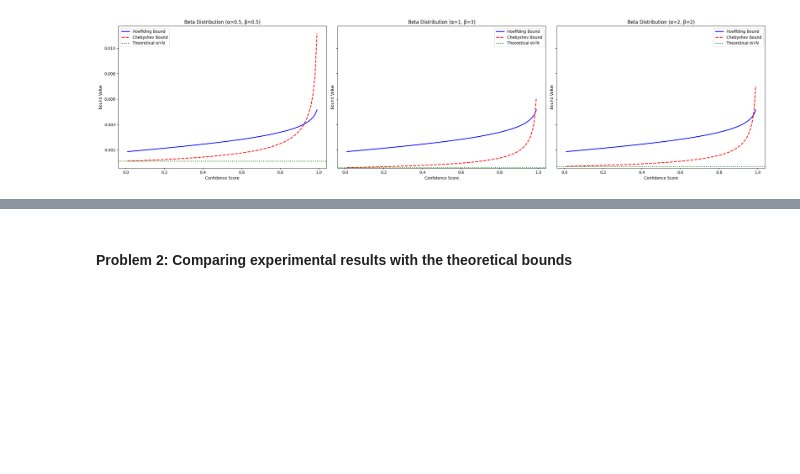
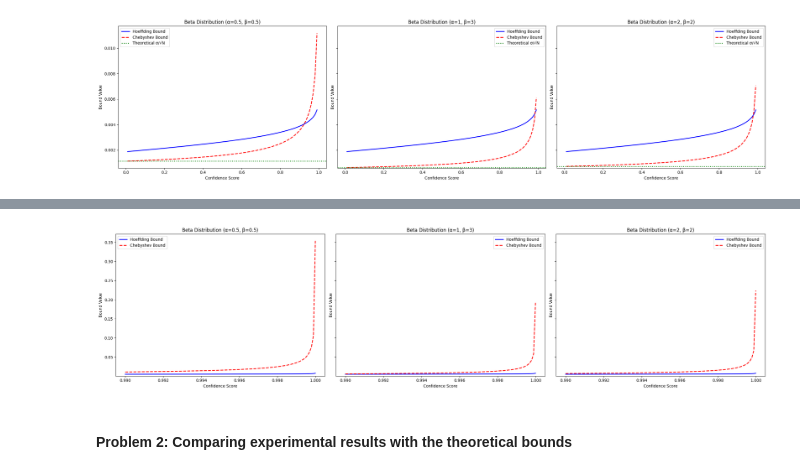
Before and after one commit to alberttrullols/qt-master-quantum_machine_learning, a Jupyter notebook: exercise 1/results/results.ipynb, the cells around one changed output, grey strips where cells are left out. Saved outputs shown, nothing was run; the diff lists cells and outputs as text; code cells hidden in the pictures; blank space fills up the shorter version.

```diff
--- a/exercise 1/results/results.ipynb
+++ b/exercise 1/results/results.ipynb
@@ -880,3 +961,61 @@ plt.show()
+# %%
+# Beta Distributions Comparison
+fig, (ax1, ax2, ax3) = plt.subplots(1, 3, figsize=(24, 6), sharey=True)
+
+# Beta Distribution Dataset 1
+theo_std_beta1 = beta1_desvest / np.sqrt(N)
+hoeffding_bounds_beta1 = [hoeffding_bound(0, 1, N, 1 - cs) for cs in confidence_scores]
+chebyshev_bounds_beta1 = [chebyshev_bound(beta1_desvest, N, 1 - cs) for cs in confidence_scores]
+
+# Beta Distribution Dataset 2
+theo_std_beta2 = beta2_desvest / np.sqrt(N)
+hoeffding_bounds_beta2 = [hoeffding_bound(0, 1, N, 1 - cs) for cs in confidence_scores]
+chebyshev_bounds_beta2 = [chebyshev_bound(beta2_desvest, N, 1 - cs) for cs in confidence_scores]
+
+# Beta Distribution Dataset 3
+theo_std_beta3 = beta3_desvest / np.sqrt(N)
+hoeffding_bounds_beta3 = [hoeffding_bound(0, 1, N, 1 - cs) for cs in confidence_scores]
+chebyshev_bounds_beta3 = [chebyshev_bound(beta3_desvest, N, 1 - cs) for cs in confidence_scores]
+
+# Calculate y-limits before plotting (all the same to see that the have the same Hoeffding bound)
+all_bounds = (hoeffding_bounds_beta1 + chebyshev_bounds_beta1 +
+              hoeffding_bounds_beta2 + chebyshev_bounds_beta2 +
+              hoeffding_bounds_beta3 + chebyshev_bounds_beta3 +
+              [theo_std_beta1, theo_std_beta2, theo_std_beta3])
+y_min = min(all_bounds) * 0.95
+y_max = max(all_bounds) * 1.05
+
+# Plot Dataset 1
+ax1.plot(confidence_scores, hoeffding_bounds_beta1, 'b-', linewidth=2, label='Hoeffding Bound')
+ax1.plot(confidence_scores, chebyshev_bounds_beta1, 'r--', linewidth=2, label='Chebyshev Bound')
+ax1.set_xlabel('Confidence Score')
+ax1.set_ylabel('Bound Value')
+ax1.set_title(f'Beta Distribution (α={alpha1}, β={beta1})')
+ax1.legend()
+ax1.set_ylim(y_min, y_max)
+
+# Plot Dataset 2
+ax2.plot(confidence_scores, hoeffding_bounds_beta2, 'b-', linewidth=2, label='Hoeffding Bound')
+ax2.plot(confidence_scores, chebyshev_bounds_beta2, 'r--', linewidth=2, label='Chebyshev Bound')
+ax2.set_xlabel('Confidence Score')
+ax2.set_ylabel('Bound Value')
+ax2.set_title(f'Beta Distribution (α={alpha2}, β={beta2})')
+ax2.legend()
+ax2.set_ylim(y_min, y_max)
+
+# Plot Dataset 3
+ax3.plot(confidence_scores, hoeffding_bounds_beta3, 'b-', linewidth=2, label='Hoeffding Bound')
+ax3.plot(confidence_scores, chebyshev_bounds_beta3, 'r--', linewidth=2, label='Chebyshev Bound')
+ax3.set_xlabel('Confidence Score')
+ax3.set_ylabel('Bound Value')
+ax3.set_title(f'Beta Distribution (α={alpha3}, β={beta3})')
+ax3.legend()
+ax3.set_ylim(y_min, y_max)
+
+plt.tight_layout()
+plt.show()
+# %% [output]
+[figure, added]
 # %% [markdown]
 #### **Problem 2: Comparing experimental results with the theoretical bounds**
 # %% [markdown]
```
Also changed, not shown: parts of 18 cells of this notebook.
